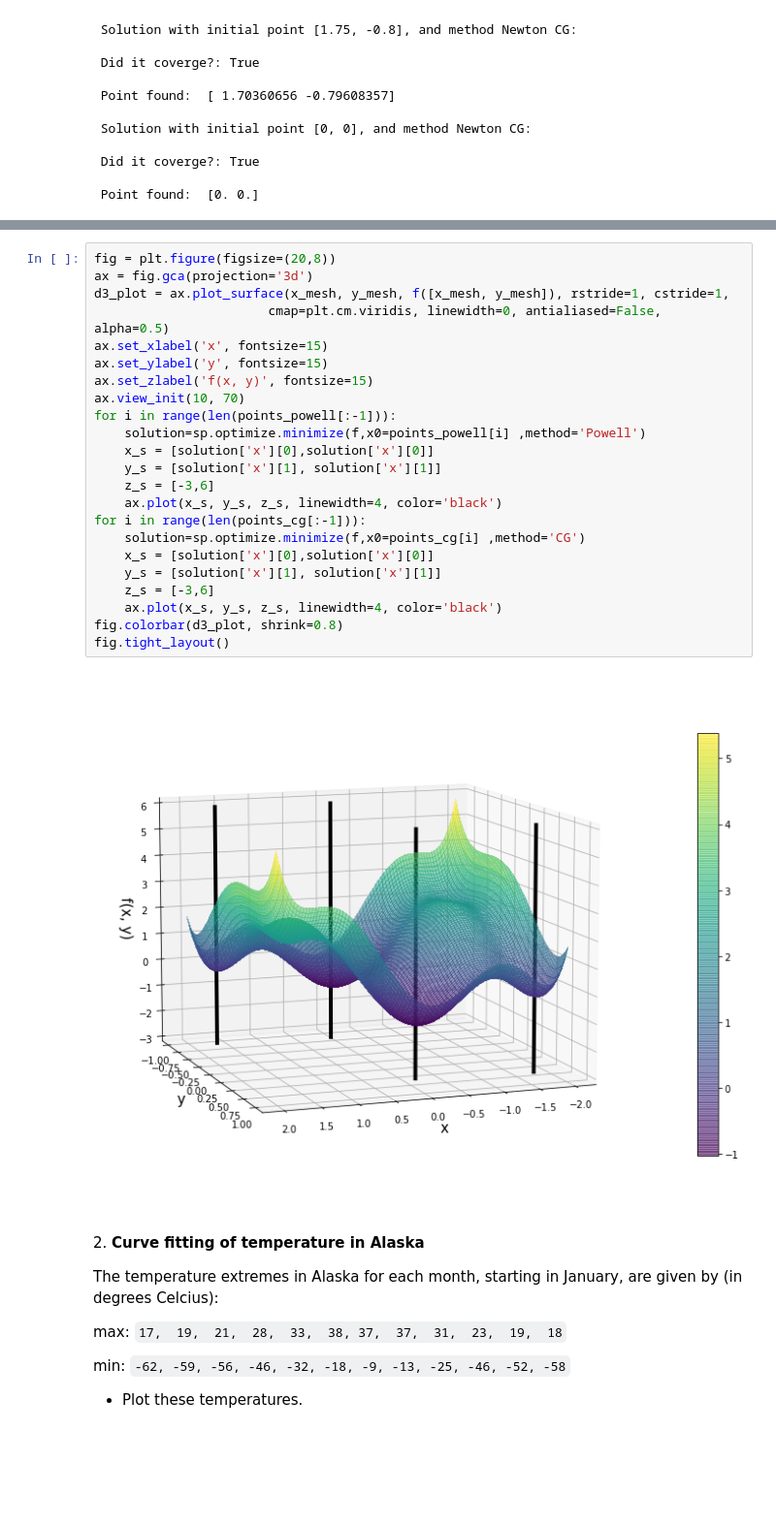
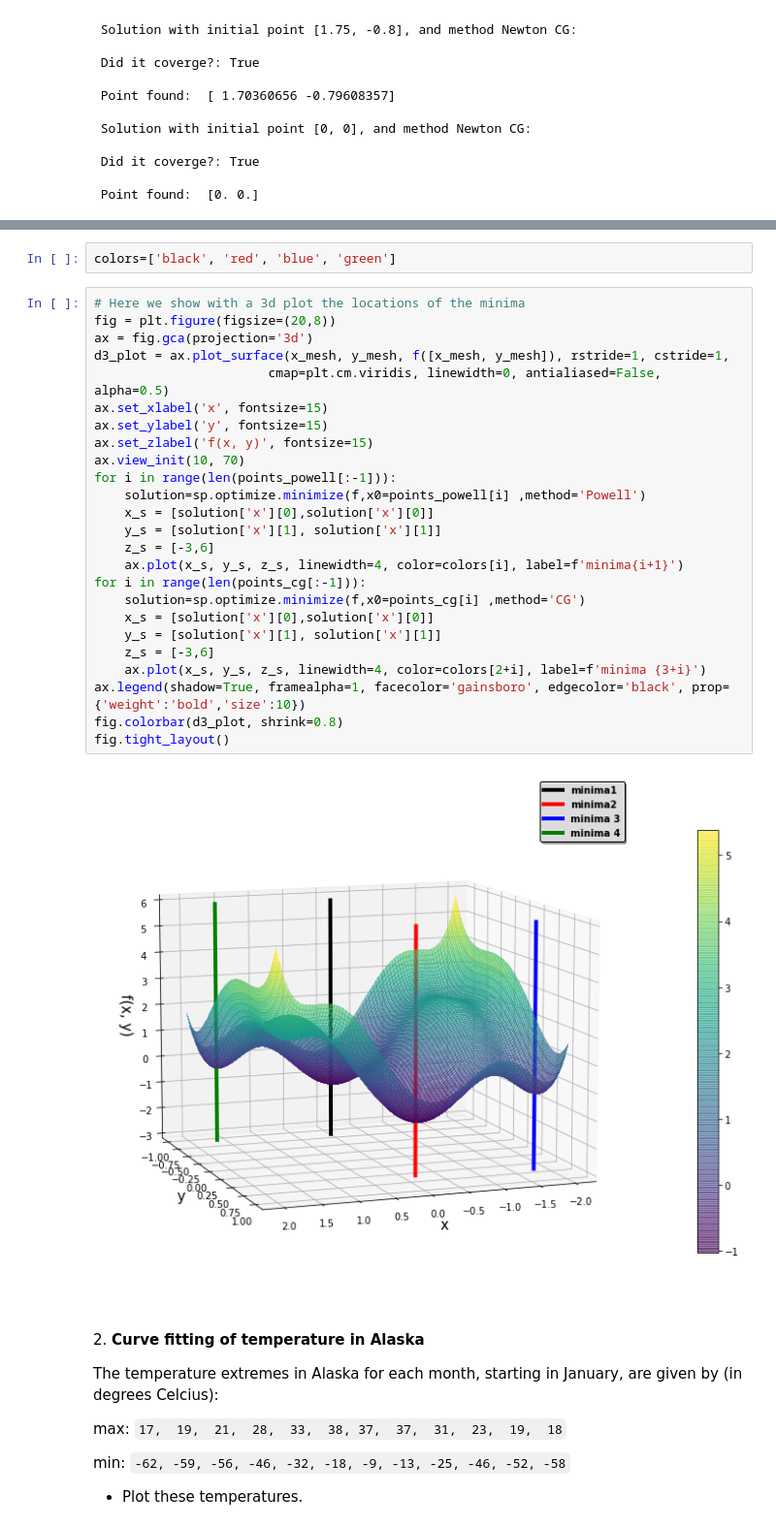
Before and after one commit to tommasoamico/LaboratoryOfComputationalPhysics_Y4, a Jupyter notebook: 08ex_fitting.ipynb, the cells around one changed output, grey strips where cells are left out. Shown at 97% size. Cells and saved outputs as stored; diff of their text form; blank space fills up the shorter version.

```diff
--- a/08ex_fitting.ipynb
+++ b/08ex_fitting.ipynb
@@ -126,28 +127,32 @@ numpy.float64
+# %%
+colors=['black', 'red', 'blue', 'green']
 # %%
+# Here we show with a 3d plot the locations of the minima
 fig = plt.figure(figsize=(20,8))
 ax = fig.gca(projection='3d')
 d3_plot = ax.plot_surface(x_mesh, y_mesh, f([x_mesh, y_mesh]), rstride=1, cstride=1,
                        cmap=plt.cm.viridis, linewidth=0, antialiased=False, alpha=0.5)
 ax.set_xlabel('x', fontsize=15)
 ax.set_ylabel('y', fontsize=15)
 ax.set_zlabel('f(x, y)', fontsize=15)
 ax.view_init(10, 70)
 for i in range(len(points_powell[:-1])):
     solution=sp.optimize.minimize(f,x0=points_powell[i] ,method='Powell')
     x_s = [solution['x'][0],solution['x'][0]]
     y_s = [solution['x'][1], solution['x'][1]]
     z_s = [-3,6]
-    ax.plot(x_s, y_s, z_s, linewidth=4, color='black')
+    ax.plot(x_s, y_s, z_s, linewidth=4, color=colors[i], label=f'minima{i+1}')
 for i in range(len(points_cg[:-1])):
     solution=sp.optimize.minimize(f,x0=points_cg[i] ,method='CG')
     x_s = [solution['x'][0],solution['x'][0]]
     y_s = [solution['x'][1], solution['x'][1]]
     z_s = [-3,6]
-    ax.plot(x_s, y_s, z_s, linewidth=4, color='black')
+    ax.plot(x_s, y_s, z_s, linewidth=4, color=colors[2+i], label=f'minima {3+i}')
+ax.legend(shadow=True, framealpha=1, facecolor='gainsboro', edgecolor='black', prop={'weight':'bold','size':10})
 fig.colorbar(d3_plot, shrink=0.8)
 fig.tight_layout()
 # %% [output]
-[figure, old version]
+[figure, new version]
 # %% [markdown]
 2\. **Curve fitting of temperature in Alaska**
 
```
Also changed, not shown: parts of 27 cells of this notebook.
